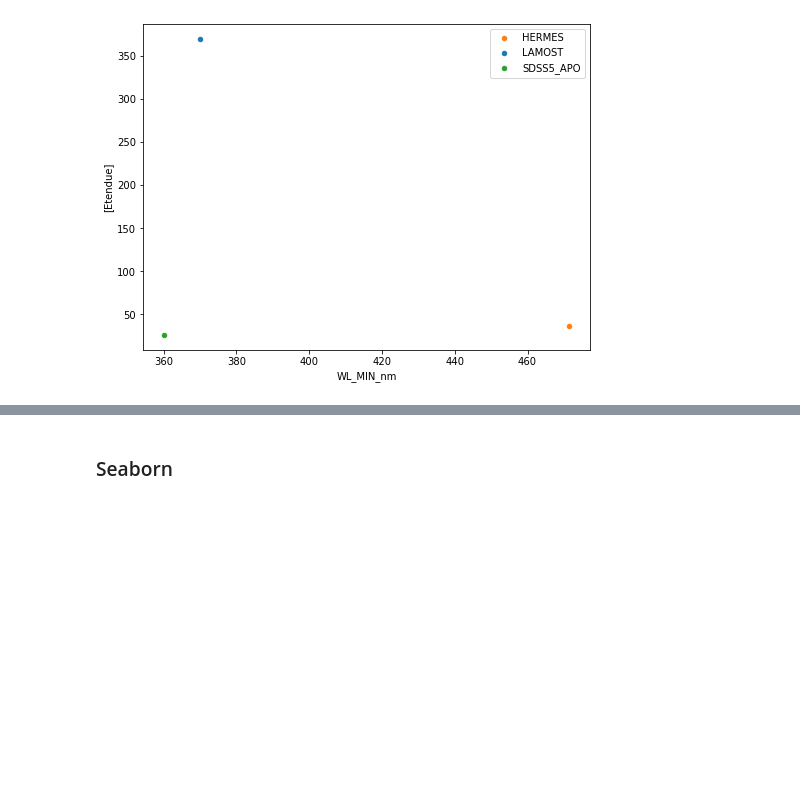
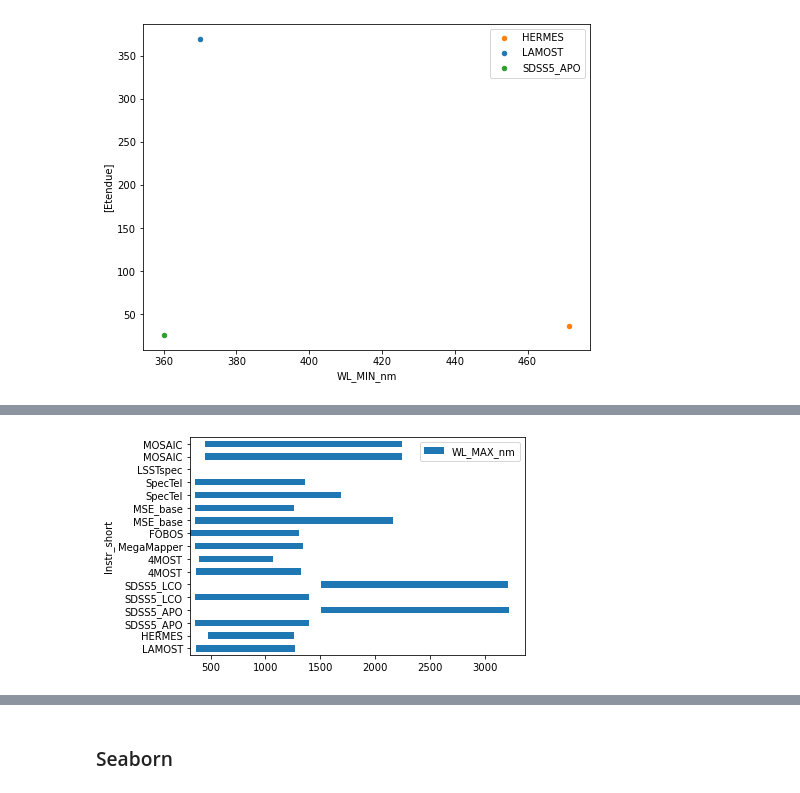
Before and after one commit to jsobeck/MOS_Surveys_Overview, a Jupyter notebook: MOS_Surveys_Overview_Visualizations.ipynb, the cells around one changed output, grey strips where cells are left out. Saved outputs shown, nothing was run; the diff lists cells and outputs as text; code cells hidden in the pictures; blank space fills up the shorter version.

```diff
--- a/MOS_Surveys_Overview_Visualizations.ipynb
+++ b/MOS_Surveys_Overview_Visualizations.ipynb
@@ -204,0 +217,5 @@ ax=combined_table.plot.bar(x='Instr_short',y='WL_MAX_nm',stacked=True,bottom=com
+# %%
+ax=combined_table.plot.barh(x='Instr_short',y='WL_MAX_nm',left=combined_table['WL_MIN_nm'], stacked=True)
+#ax2 = combined_table['Etendue'].plot.barh(secondary_y=True)
+# %% [output]
+[figure, added]
```
Also changed, not shown: parts of 10 cells of this notebook.
